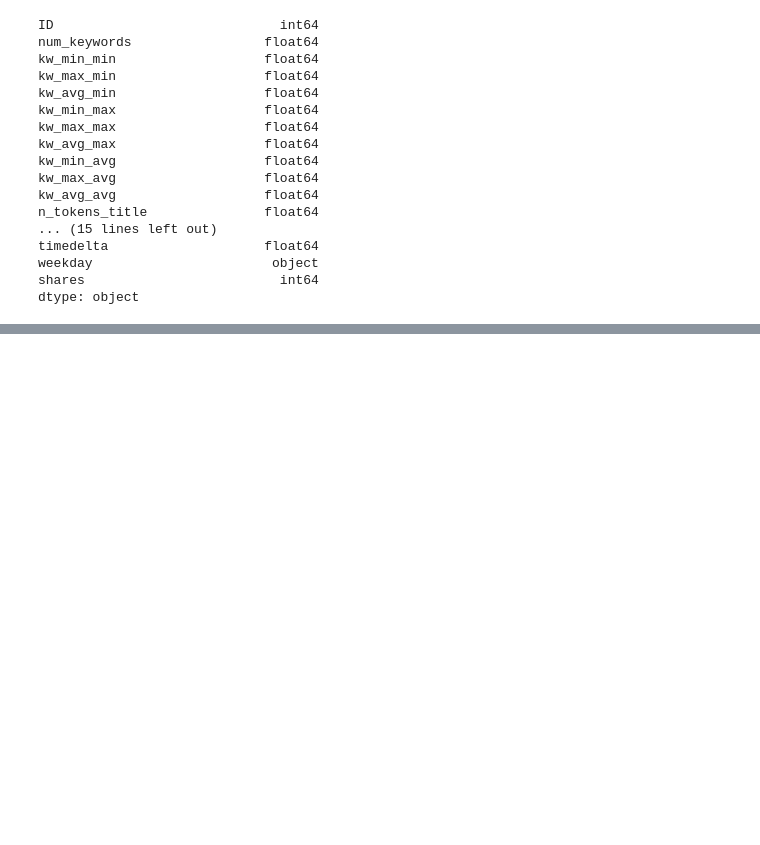
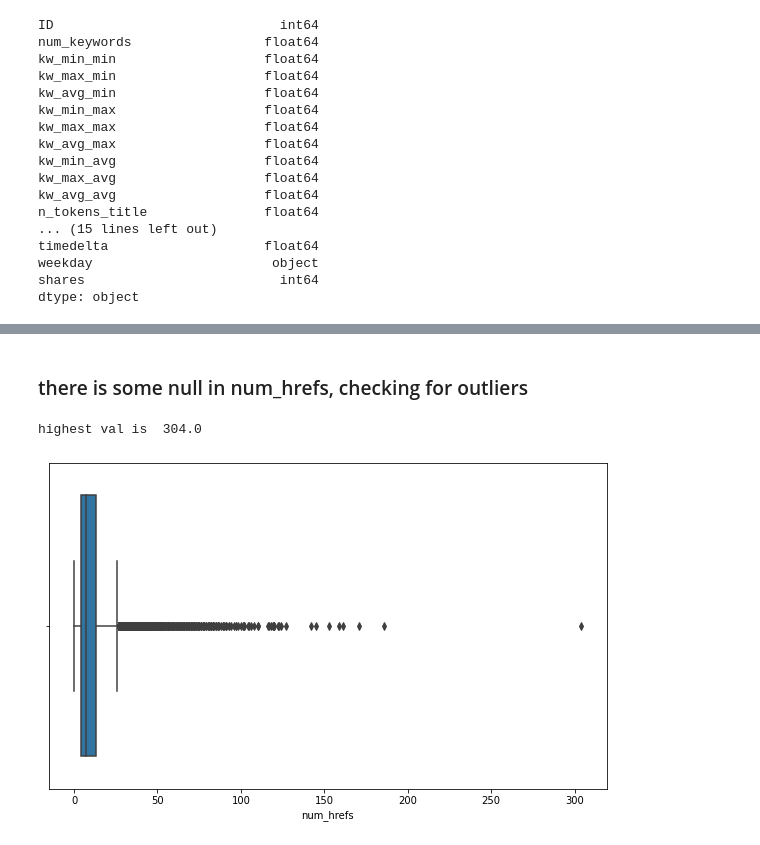
Before and after one commit to BNSBNS/pyplaygrd, a Jupyter notebook: starterprojs/EDAs/Others/eda-proj1/part-1-data-etl.ipynb, the cells around one changed output, grey strips where cells are left out. Cells and saved outputs as stored; diff of their text form; code cells hidden in the pictures; blank space fills up the shorter version.

```diff
--- a/starterprojs/EDAs/Others/eda-proj1/part-1-data-etl.ipynb
+++ b/starterprojs/EDAs/Others/eda-proj1/part-1-data-etl.ipynb
@@ -258,5 +259,5 @@ df_merged
 # %%
-df_merge_clean = df_merged.dropna(subset=['num_keywords','kw_min_min','kw_max_min','kw_avg_min'])
+df_merge_clean = df_merged.dropna(subset=['num_keywords','kw_min_min','kw_max_min','kw_avg_min']).copy()
 # %%
 df_merge_clean.shape
 # %% [output]
@@ -296,0 +521,9 @@ dtype: object
+# %%
+df_merge_clean.dropna(subset=['data_channel'], inplace=True)
+df_merge_clean.data_channel.unique()
+datachannelNone = df_merge_clean[df_merge_clean['data_channel'].isnull()]
+datachannelNone
+df_merge_clean.shape
+tempviewer = df_merge_clean[df_merge_clean['num_videos'].isnull()]
+tempviewer
+df_merge_clean
@@ -296,0 +580,18 @@ dtype: object
+# %% [markdown]
+### there is some null in num_hrefs, checking for outliers
+# %%
+# print(df_merge_clean.dtypes)
+# print(df_merge_clean.describe())
+
+
+# valofcol = df_merge_clean['num_hrefs'].value_counts().values
+valofcol = df_merge_clean['num_hrefs'].value_counts().values
+print('highest val is ',df_merge_clean['num_hrefs'].max())
+
+fig, ax = plt.subplots(figsize=(10,6))
+
+sns.boxplot(x=df_merge_clean['num_hrefs'],ax=ax,data=df_merge_clean)
+plt.show()
+# %% [output]
+highest val is  304.0
+[figure, added]
```
Also changed, not shown: parts of 39 cells of this notebook.
